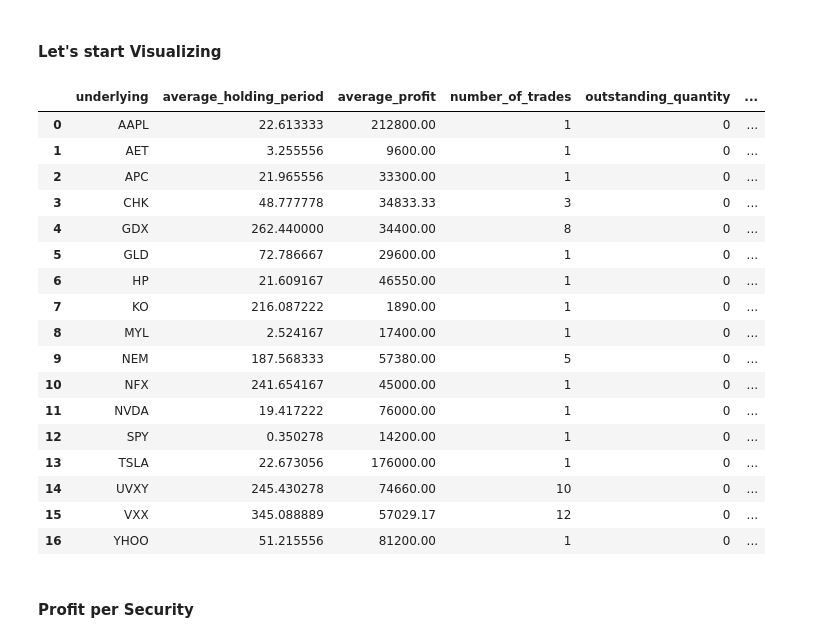
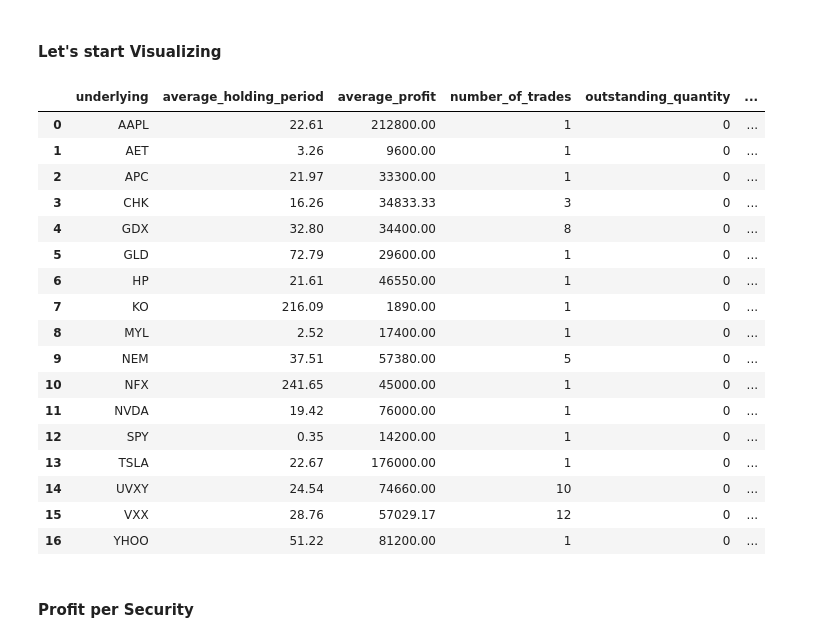
Before and after one commit to saeed349/Think-or-swim-trade-analysis, a Jupyter notebook: All for Tony, Tony for All/550-Assignment-Python-Saeed.Rahman.ipynb, the cells around one changed output. Saved outputs shown, nothing was run; the diff lists cells and outputs as text; code cells hidden in the pictures.

```diff
--- a/All for Tony, Tony for All/550-Assignment-Python-Saeed.Rahman.ipynb
+++ b/All for Tony, Tony for All/550-Assignment-Python-Saeed.Rahman.ipynb
@@ -156,28 +156,29 @@ trade.sort_values(by='start_time',inplace=True)
 # %%
 melted=pd.DataFrame(trade.groupby('underlying').sum()).reset_index()
 melted.loc[:,'average_profit']=round(melted.total_profit/melted.number_of_trades,2)
+melted.loc[:,'average_holding_period']=round(melted.average_holding_period/melted.number_of_trades,2)
 temp_tot_profit = melted.total_profit.sum()
 melted['percentage_profit'] = melted.total_profit/temp_tot_profit
 melted
 # %% [output]
 |  | underlying | average_holding_period | average_profit | number_of_trades | outstanding_quantity | ... |
-| 0 | AAPL | 22.613333 | 212800.00 | 1 | 0 | ... |
-| 1 | AET | 3.255556 | 9600.00 | 1 | 0 | ... |
-| 2 | APC | 21.965556 | 33300.00 | 1 | 0 | ... |
-| 3 | CHK | 48.777778 | 34833.33 | 3 | 0 | ... |
-| 4 | GDX | 262.440000 | 34400.00 | 8 | 0 | ... |
-| 5 | GLD | 72.786667 | 29600.00 | 1 | 0 | ... |
-| 6 | HP | 21.609167 | 46550.00 | 1 | 0 | ... |
-| 7 | KO | 216.087222 | 1890.00 | 1 | 0 | ... |
-| 8 | MYL | 2.524167 | 17400.00 | 1 | 0 | ... |
-| 9 | NEM | 187.568333 | 57380.00 | 5 | 0 | ... |
-| 10 | NFX | 241.654167 | 45000.00 | 1 | 0 | ... |
-| 11 | NVDA | 19.417222 | 76000.00 | 1 | 0 | ... |
-| 12 | SPY | 0.350278 | 14200.00 | 1 | 0 | ... |
-| 13 | TSLA | 22.673056 | 176000.00 | 1 | 0 | ... |
-| 14 | UVXY | 245.430278 | 74660.00 | 10 | 0 | ... |
-| 15 | VXX | 345.088889 | 57029.17 | 12 | 0 | ... |
-| 16 | YHOO | 51.215556 | 81200.00 | 1 | 0 | ... |
+| 0 | AAPL | 22.61 | 212800.00 | 1 | 0 | ... |
+| 1 | AET | 3.26 | 9600.00 | 1 | 0 | ... |
+| 2 | APC | 21.97 | 33300.00 | 1 | 0 | ... |
+| 3 | CHK | 16.26 | 34833.33 | 3 | 0 | ... |
+| 4 | GDX | 32.80 | 34400.00 | 8 | 0 | ... |
+| 5 | GLD | 72.79 | 29600.00 | 1 | 0 | ... |
+| 6 | HP | 21.61 | 46550.00 | 1 | 0 | ... |
+| 7 | KO | 216.09 | 1890.00 | 1 | 0 | ... |
+| 8 | MYL | 2.52 | 17400.00 | 1 | 0 | ... |
+| 9 | NEM | 37.51 | 57380.00 | 5 | 0 | ... |
+| 10 | NFX | 241.65 | 45000.00 | 1 | 0 | ... |
+| 11 | NVDA | 19.42 | 76000.00 | 1 | 0 | ... |
+| 12 | SPY | 0.35 | 14200.00 | 1 | 0 | ... |
+| 13 | TSLA | 22.67 | 176000.00 | 1 | 0 | ... |
+| 14 | UVXY | 24.54 | 74660.00 | 10 | 0 | ... |
+| 15 | VXX | 28.76 | 57029.17 | 12 | 0 | ... |
+| 16 | YHOO | 51.22 | 81200.00 | 1 | 0 | ... |
 # %% [markdown]
 #### Profit per Security
 # %%
```
Also changed, not shown: parts of 3 cells of this notebook.
